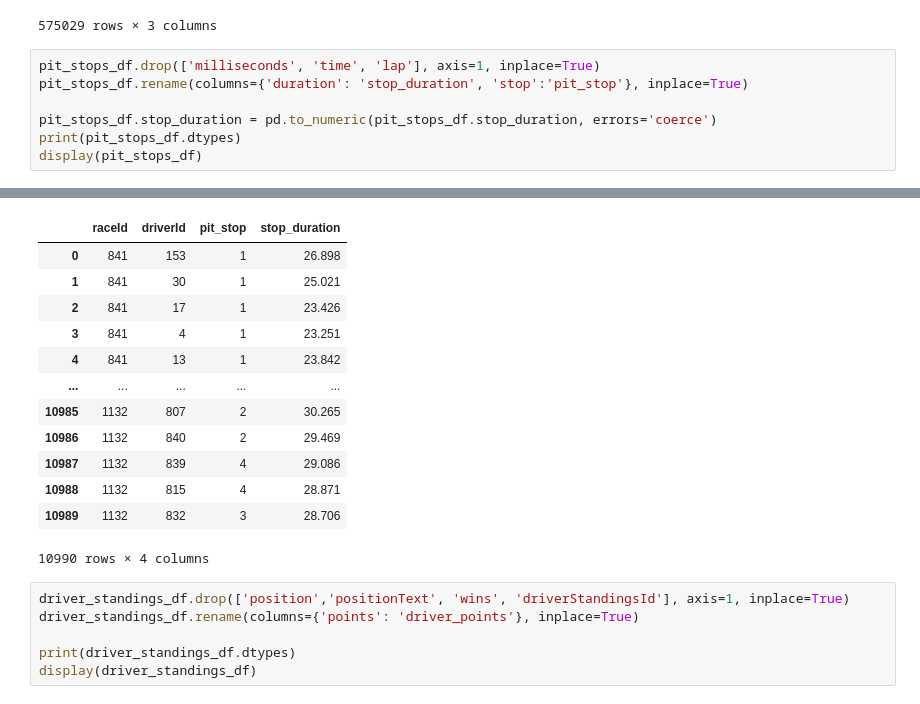
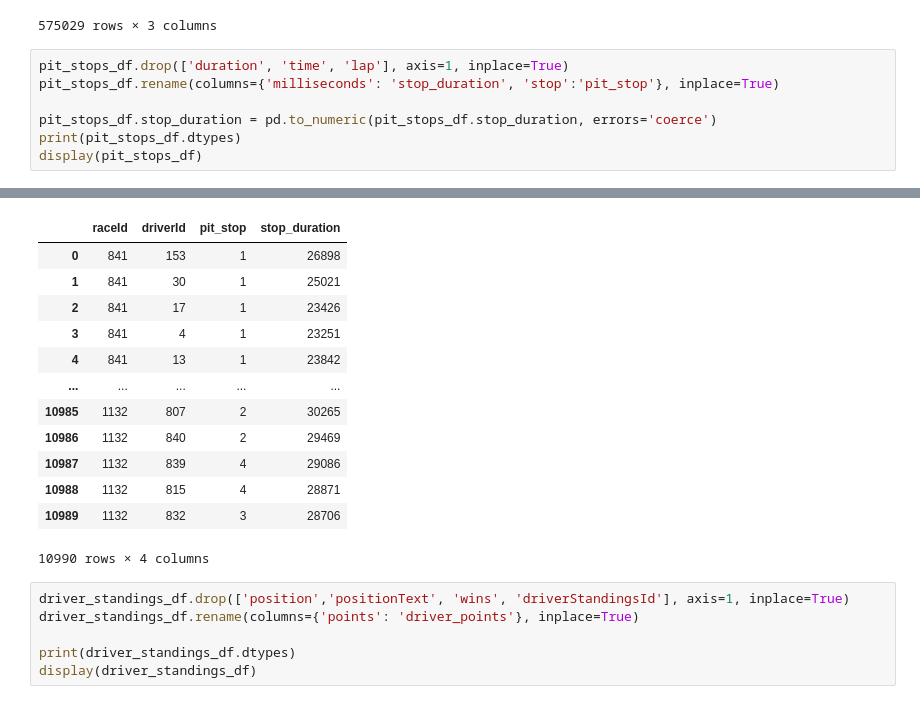
Before and after one commit to jennydang61/Driver-Performance-Prediction, a Jupyter notebook: formula1.ipynb, the cells around one changed output, grey strips where cells are left out. Saved outputs shown, nothing was run; the diff lists cells and outputs as text.

Commit message:
update stop duration to milliseconds

```diff
--- a/formula1.ipynb
+++ b/formula1.ipynb
@@ -118,8 +118,8 @@ dtype: object
 | 575028 | 1131 | 858 | 71489 |
 575029 rows × 3 columns
 # %%
-pit_stops_df.drop(['milliseconds', 'time', 'lap'], axis=1, inplace=True)
-pit_stops_df.rename(columns={'duration': 'stop_duration', 'stop':'pit_stop'}, inplace=True)
+pit_stops_df.drop(['duration', 'time', 'lap'], axis=1, inplace=True)
+pit_stops_df.rename(columns={'milliseconds': 'stop_duration', 'stop':'pit_stop'}, inplace=True)
 
 pit_stops_df.stop_duration = pd.to_numeric(pit_stops_df.stop_duration, errors='coerce')
 print(pit_stops_df.dtypes)
@@ -132,16 +132,16 @@ stop_duration    float64
 dtype: object
 |  | raceId | driverId | pit_stop | stop_duration |
-| 0 | 841 | 153 | 1 | 26.898 |
-| 1 | 841 | 30 | 1 | 25.021 |
-| 2 | 841 | 17 | 1 | 23.426 |
-| 3 | 841 | 4 | 1 | 23.251 |
-| 4 | 841 | 13 | 1 | 23.842 |
+| 0 | 841 | 153 | 1 | 26898 |
+| 1 | 841 | 30 | 1 | 25021 |
+| 2 | 841 | 17 | 1 | 23426 |
+| 3 | 841 | 4 | 1 | 23251 |
+| 4 | 841 | 13 | 1 | 23842 |
 | ... | ... | ... | ... | ... |
-| 10985 | 1132 | 807 | 2 | 30.265 |
-| 10986 | 1132 | 840 | 2 | 29.469 |
-| 10987 | 1132 | 839 | 4 | 29.086 |
-| 10988 | 1132 | 815 | 4 | 28.871 |
-| 10989 | 1132 | 832 | 3 | 28.706 |
+| 10985 | 1132 | 807 | 2 | 30265 |
+| 10986 | 1132 | 840 | 2 | 29469 |
+| 10987 | 1132 | 839 | 4 | 29086 |
+| 10988 | 1132 | 815 | 4 | 28871 |
+| 10989 | 1132 | 832 | 3 | 28706 |
 10990 rows × 4 columns
 # %%
 driver_standings_df.drop(['position','positionText', 'wins', 'driverStandingsId'], axis=1, inplace=True)
```
Also changed, not shown: parts of 15 cells of this notebook, 1 other file.
